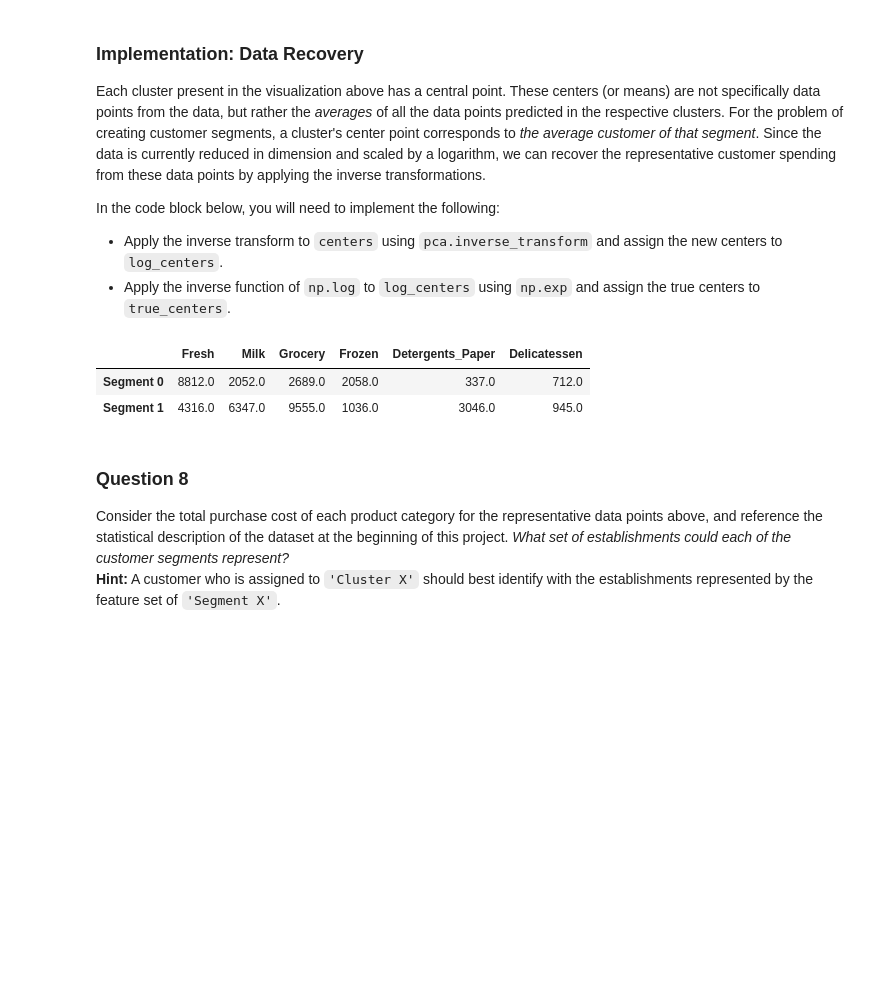
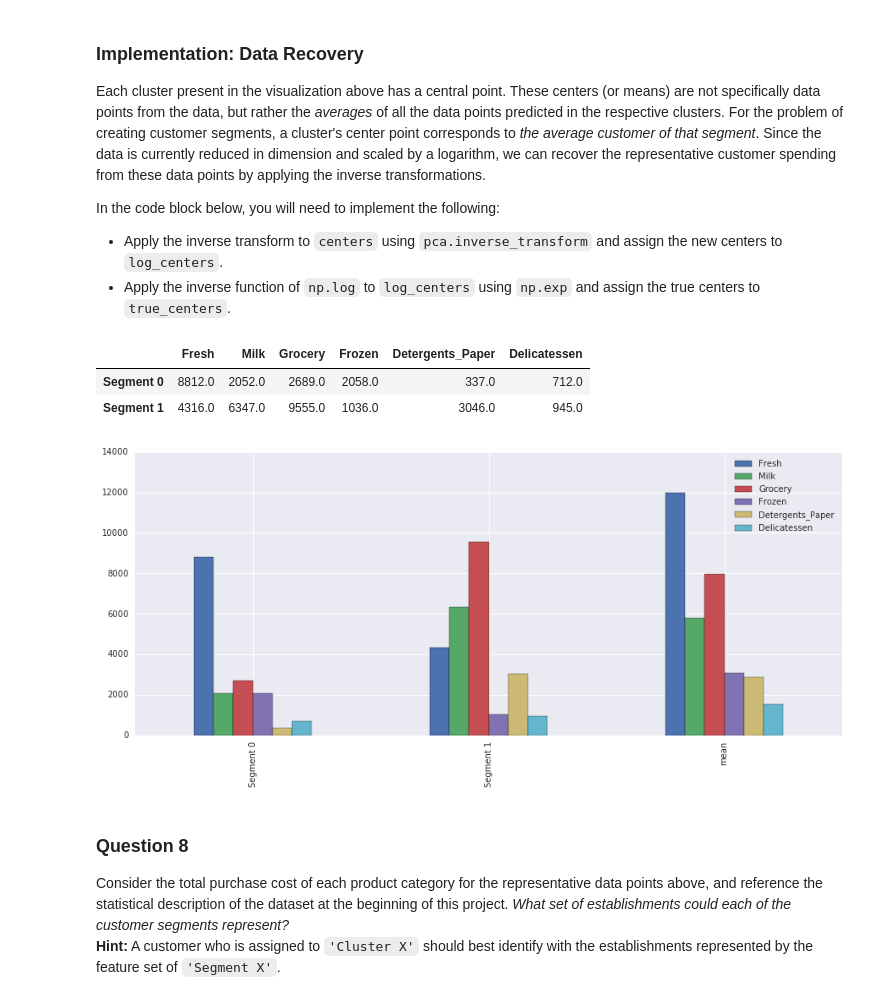
Before and after one commit to arpitgogia/Udacity-ML-ND-P3, a Jupyter notebook: customer_segments.ipynb, the cells around one changed output. Cells and saved outputs as stored; diff of their text form; code cells hidden in the pictures; blank space fills up the shorter version.

```diff
--- a/customer_segments.ipynb
+++ b/customer_segments.ipynb
@@ -455,19 +455,23 @@ In the code block below, you will need to implement the following:
 # %%
 # TODO: Inverse transform the centers
 log_centers = pca.inverse_transform(centers)
 
 # TODO: Exponentiate the centers
 true_centers = np.exp(log_centers)
 
 # Display the true centers
 segments = ['Segment {}'.format(i) for i in range(0,len(centers))]
 true_centers = pd.DataFrame(np.round(true_centers), columns = data.keys())
 true_centers.index = segments
 display(true_centers)
+import seaborn as sns
+true_centers = true_centers.append(data.describe().loc['mean'])
+_ = true_centers.plot(kind='bar', figsize=(15,6))
 # %% [output]
 |  | Fresh | Milk | Grocery | Frozen | Detergents_Paper | Delicatessen |
 | Segment 0 | 8812.0 | 2052.0 | 2689.0 | 2058.0 | 337.0 | 712.0 |
 | Segment 1 | 4316.0 | 6347.0 | 9555.0 | 1036.0 | 3046.0 | 945.0 |
+[figure, added]
 # %% [markdown]
 ### Question 8
 Consider the total purchase cost of each product category for the representative data points above, and reference the statistical description of the dataset at the beginning of this project. *What set of establishments could each of the customer segments represent?*
```
Also changed, not shown: parts of 5 cells of this notebook.
